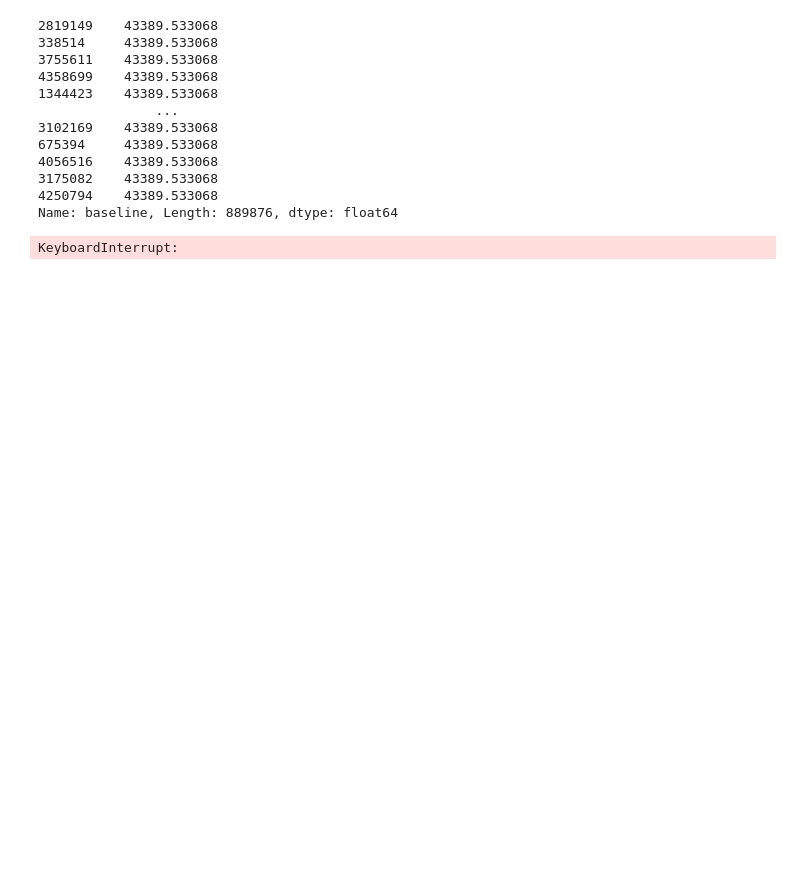
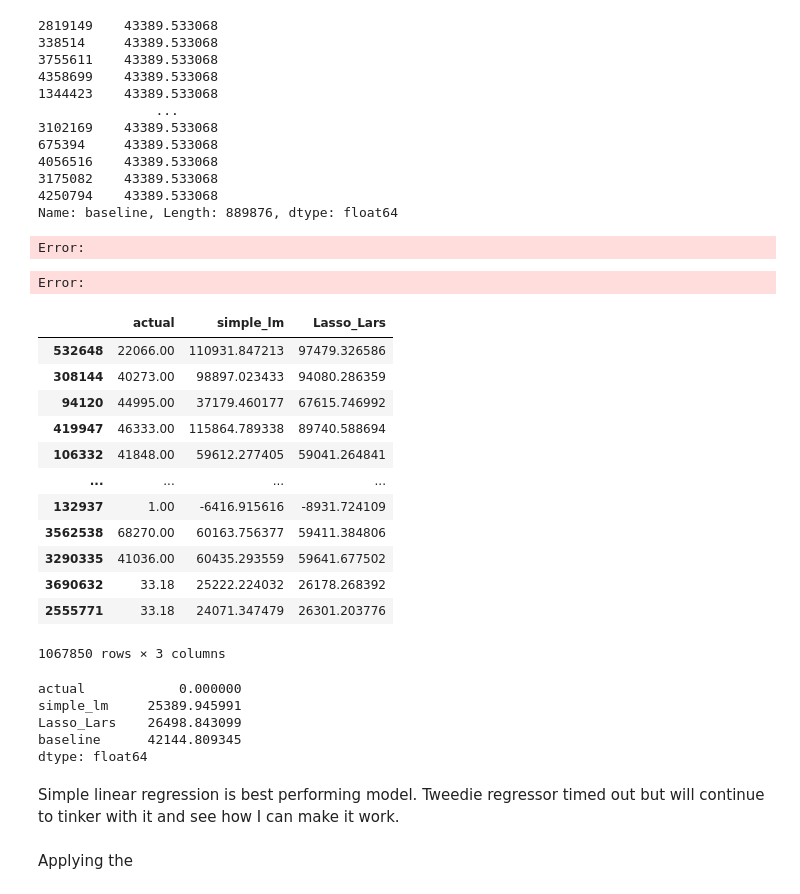
Before and after one commit to JaradAng/NYC-salary-prediction, a Jupyter notebook: nyc_eda.ipynb, the cells around one changed output. Cells and saved outputs as stored; diff of their text form; code cells hidden in the pictures; blank space fills up the shorter version.

Commit message:
model on test

```diff
--- a/nyc_eda.ipynb
+++ b/nyc_eda.ipynb
@@ -500,17 +527,53 @@ Name: baseline, Length: 889876, dtype: float64
+# %%
+predictions = pd.DataFrame({
+    'actual': validate['base_salary']
+})
 # %%
 # Fitting the polynomial features model to my scaled train data
-poly = PolynomialFeatures(degree=4, include_bias=False, interaction_only=False)
-poly.fit(x_train)
+# poly = PolynomialFeatures(degree=4, include_bias=False, interaction_only=False)
+# poly.fit(x_train)
 
-# Making a data frame to add in the transformed train data to use in the model
-x_train_poly = pd.DataFrame(
-    poly.transform(x_train),
-    columns=poly.get_feature_names(x_train.columns),
-    index=z_train.index,
-)
+# # Making a data frame to add in the transformed train data to use in the model
+# x_train_poly = pd.DataFrame(
+#     poly.transform(x_train),
+#     columns=poly.get_feature_names(x_train.columns),
+#     index=train.index,
+# )
 
-# Fitting the transformed data into the simple lineear regression model
-lm = LinearRegression()
-lm.fit(x_train_poly, y_train)
+# # Fitting the transformed data into the simple lineear regression model
+# lm = LinearRegression()
+# lm.fit(x_train_poly, y_train)
 # %% [output]
-KeyboardInterrupt:
+Error:
+Error:
+# %%
+liner = LinearRegression()
+
+liner.fit(x_train_scaled, y_train)
+
+predictions['simple_lm'] = liner.predict(x_validate_scaled)
+# %%
+# Setting up and fitting the lars to my normalized data
+
+lars = LassoLars(alpha=2.0)
+
+lars.fit(x_train_scaled, y_train)
+
+
+predictions['Lasso_Lars'] = lars.predict(x_validate_scaled)
+# %%
+predictions
+# %% [output]
+|  | actual | simple_lm | Lasso_Lars |
+| 532648 | 22066.00 | 110931.847213 | 97479.326586 |
+| 308144 | 40273.00 | 98897.023433 | 94080.286359 |
+| 94120 | 44995.00 | 37179.460177 | 67615.746992 |
+| 419947 | 46333.00 | 115864.789338 | 89740.588694 |
+| 106332 | 41848.00 | 59612.277405 | 59041.264841 |
+| ... | ... | ... | ... |
+| 132937 | 1.00 | -6416.915616 | -8931.724109 |
+| 3562538 | 68270.00 | 60163.756377 | 59411.384806 |
+| 3290335 | 41036.00 | 60435.293559 | 59641.677502 |
+| 3690632 | 33.18 | 25222.224032 | 26178.268392 |
+| 2555771 | 33.18 | 24071.347479 | 26301.203776 |
+1067850 rows × 3 columns
@@ -516,0 +582,15 @@ KeyboardInterrupt:
+# %%
+def calculate_rmse(y_predicted):
+    return mean_squared_error(predictions.actual, y_predicted, squared=False)
+
+predictions.apply(calculate_rmse).sort_values()
+# %% [output]
+actual            0.000000
+simple_lm     25389.945991
+Lasso_Lars    26498.843099
+baseline      42144.809345
+dtype: float64
+# %% [markdown]
+Simple linear regression is best performing model. Tweedie regressor timed out but will continue to tinker with it and see how I can make it work.
+# %% [markdown]
+Applying the
```
Also changed, not shown: parts of 15 cells of this notebook.
